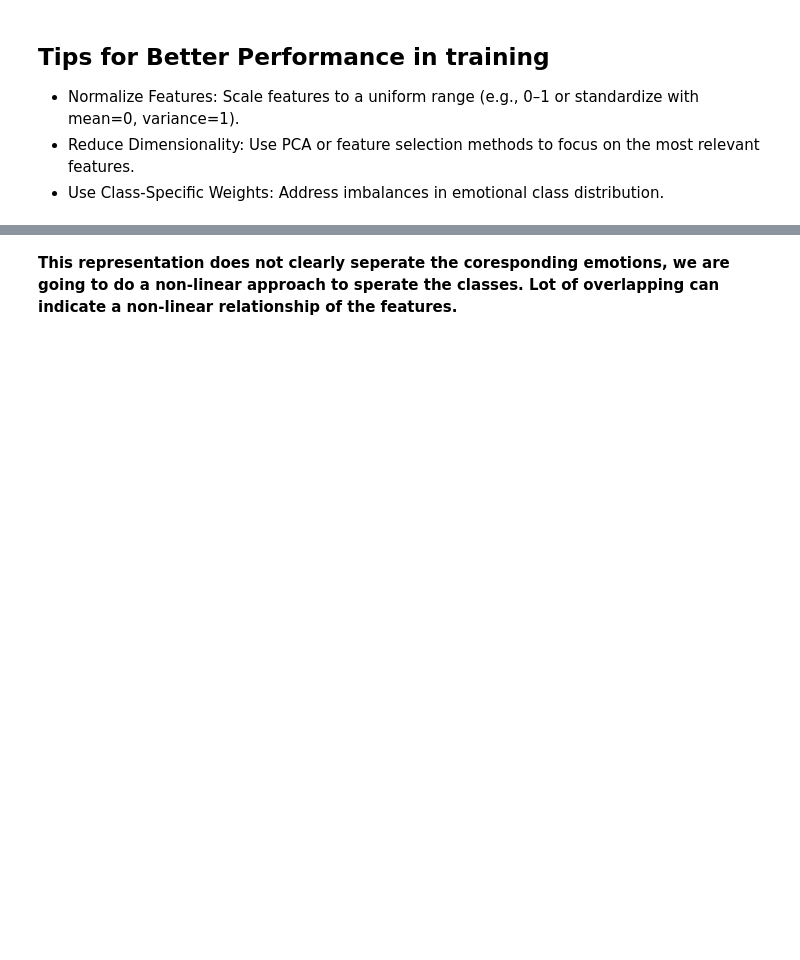
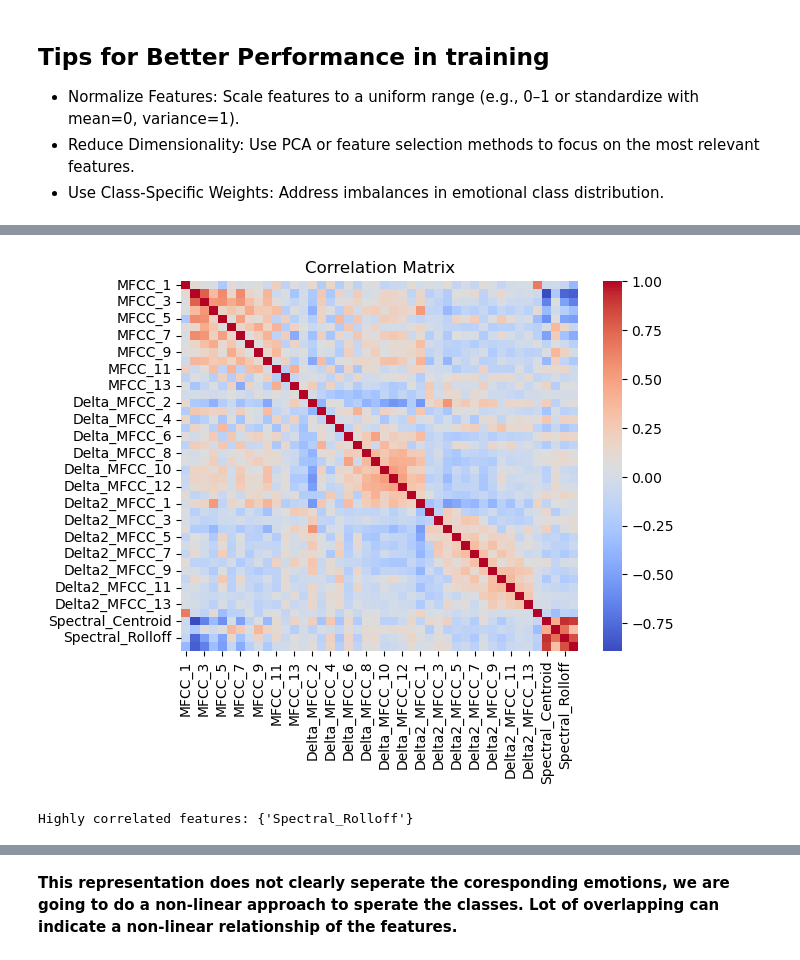
Before and after one commit to Amehroke/Emotion-Recognition, a Jupyter notebook: notebooks/EDA.ipynb, the cells around one changed output, grey strips where cells are left out. Cells and saved outputs as stored; diff of their text form; code cells hidden in the pictures; blank space fills up the shorter version.

```diff
--- a/notebooks/EDA.ipynb
+++ b/notebooks/EDA.ipynb
@@ -364,0 +227,15 @@ plt.show()
+# %%
+from sklearn.preprocessing import StandardScaler
+import seaborn as sns
+import matplotlib.pyplot as plt
+
+data = pd.read_csv("../notebooks/main_extracted_features.csv")
+
+# Extract features (exclude 'Label' if it's a target variable)
+feature_columns = [col for col in data.columns if col != 'Label']
+
+scaler = StandardScaler()
+scaled_data = scaler.fit_transform(data[feature_columns])
+
+# Convert back to a DataFrame
+scaled_data = pd.DataFrame(scaled_data, columns=feature_columns)
@@ -364,0 +247,18 @@ plt.show()
+# %%
+# Correlation matrix
+correlation_matrix = scaled_data.corr()
+sns.heatmap(correlation_matrix, cmap='coolwarm', annot=False, fmt=".2f")
+plt.title("Correlation Matrix")
+plt.show()
+
+# High correlation pairs (threshold > 0.85)
+correlated_features = set()
+for i in range(len(correlation_matrix.columns)):
+    for j in range(i):
+        if abs(correlation_matrix.iloc[i, j]) > 0.90:
+            colname = correlation_matrix.columns[i]
+            correlated_features.add(colname)
+print(f"Highly correlated features: {correlated_features}")
+# %% [output]
+[figure, added]
+Highly correlated features: {'Spectral_Rolloff'}
```
Also changed, not shown: parts of 45 cells of this notebook, 6 other files.
